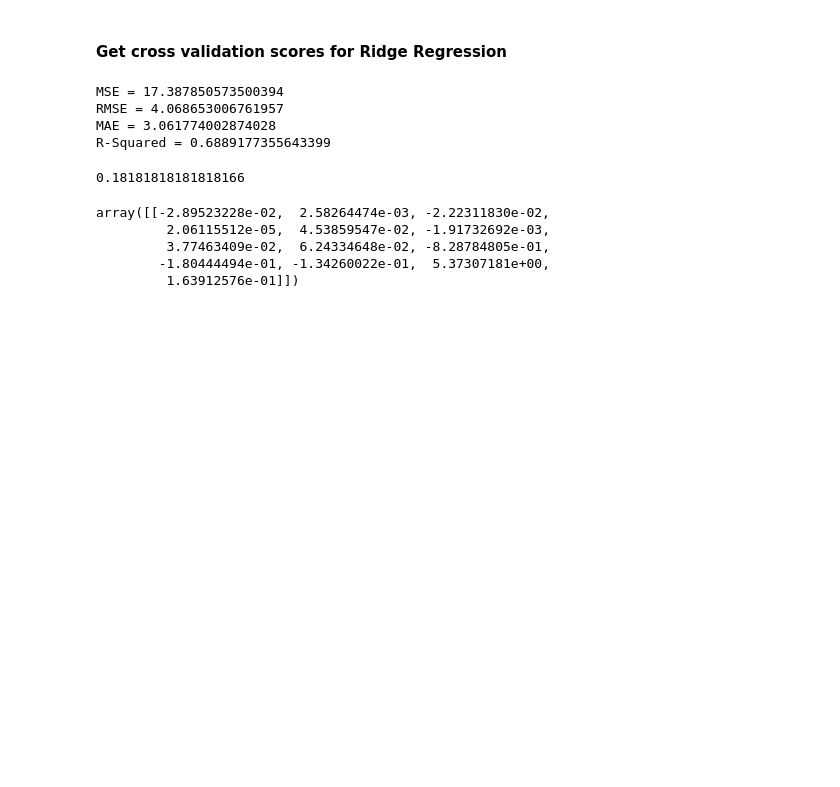
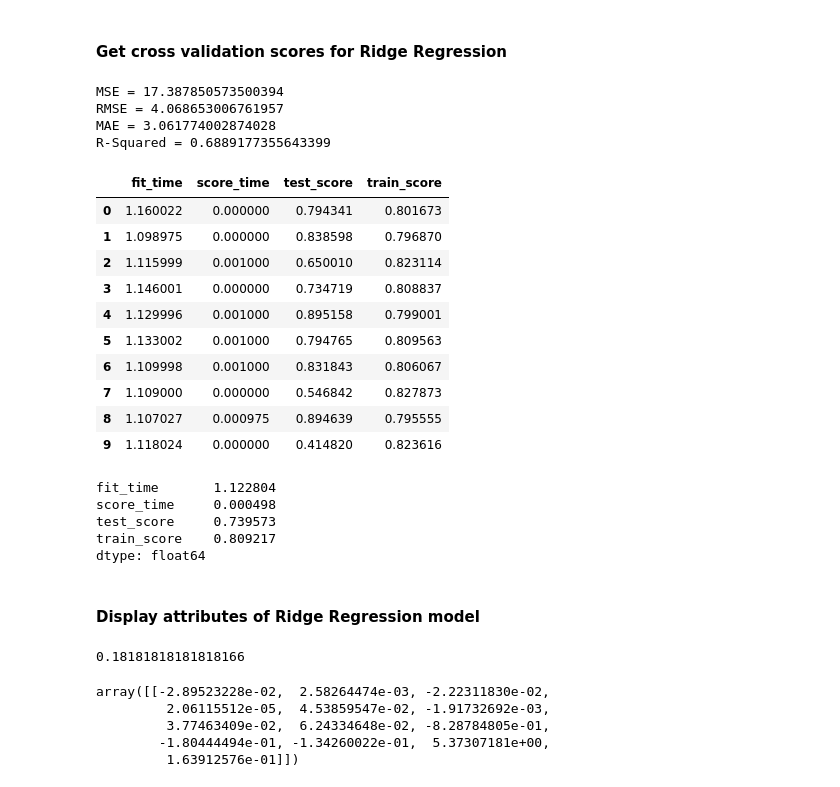
Before and after one commit to mwalbers1/DSC-609-Summer-2022, a Jupyter notebook: module-2-regularization.ipynb, the cells around one changed output. Cells and saved outputs as stored; diff of their text form; code cells hidden in the pictures; blank space fills up the shorter version.

```diff
--- a/module-2-regularization.ipynb
+++ b/module-2-regularization.ipynb
@@ -639,6 +655,20 @@ def get_cross_val_scores(reg, X, y, fold):
     print(f'MAE = {-MAE}')
     r2 = cross_val_score(reg, X, y, scoring='explained_variance', cv=fold).mean()
     print(f'R-Squared = {r2}')
+# %%
+def cross_validate_model(reg, X, y):
+    '''
+    Description: call sklearn cross_validate function
+
+    args:  reg - regression model
+           X - training data
+           y - target values
+
+    returns:  dictionary of cross validation scores
+    '''
+
+    res = cross_validate(reg, X, y, cv=10, return_train_score=True)
+    return res
 # %% [markdown]
 #### Get cross validation scores for Ridge Regression
 # %%
@@ -648,6 +678,34 @@ MSE = 17.387850573500394
 RMSE = 4.068653006761957
 MAE = 3.061774002874028
 R-Squared = 0.6889177355643399
+# %%
+cv_ridge_results = cross_validate_model(ridge, X, y)
+# %%
+cv_ridge_df = pd.DataFrame(cv_ridge_results)
+# %%
+cv_ridge_df
+# %% [output]
+|  | fit_time | score_time | test_score | train_score |
+| 0 | 1.160022 | 0.000000 | 0.794341 | 0.801673 |
+| 1 | 1.098975 | 0.000000 | 0.838598 | 0.796870 |
+| 2 | 1.115999 | 0.001000 | 0.650010 | 0.823114 |
+| 3 | 1.146001 | 0.000000 | 0.734719 | 0.808837 |
+| 4 | 1.129996 | 0.001000 | 0.895158 | 0.799001 |
+| 5 | 1.133002 | 0.001000 | 0.794765 | 0.809563 |
+| 6 | 1.109998 | 0.001000 | 0.831843 | 0.806067 |
+| 7 | 1.109000 | 0.000000 | 0.546842 | 0.827873 |
+| 8 | 1.107027 | 0.000975 | 0.894639 | 0.795555 |
+| 9 | 1.118024 | 0.000000 | 0.414820 | 0.823616 |
+# %%
+cv_ridge_df.mean()
+# %% [output]
+fit_time       1.122804
+score_time     0.000498
+test_score     0.739573
+train_score    0.809217
+dtype: float64
+# %% [markdown]
+#### Display attributes of Ridge Regression model
 # %%
 ridge.alpha_
 # %% [output]
```
Also changed, not shown: parts of 18 cells of this notebook.
